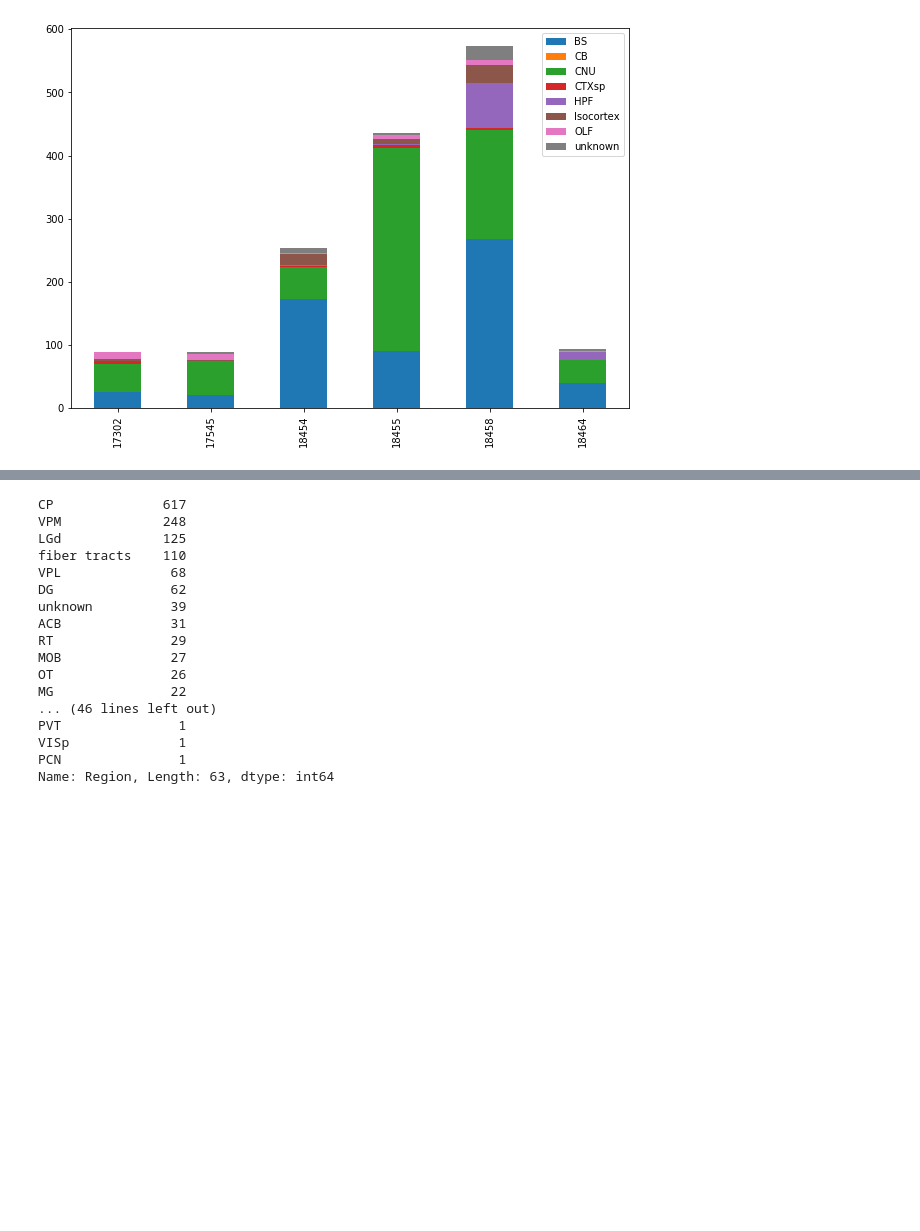
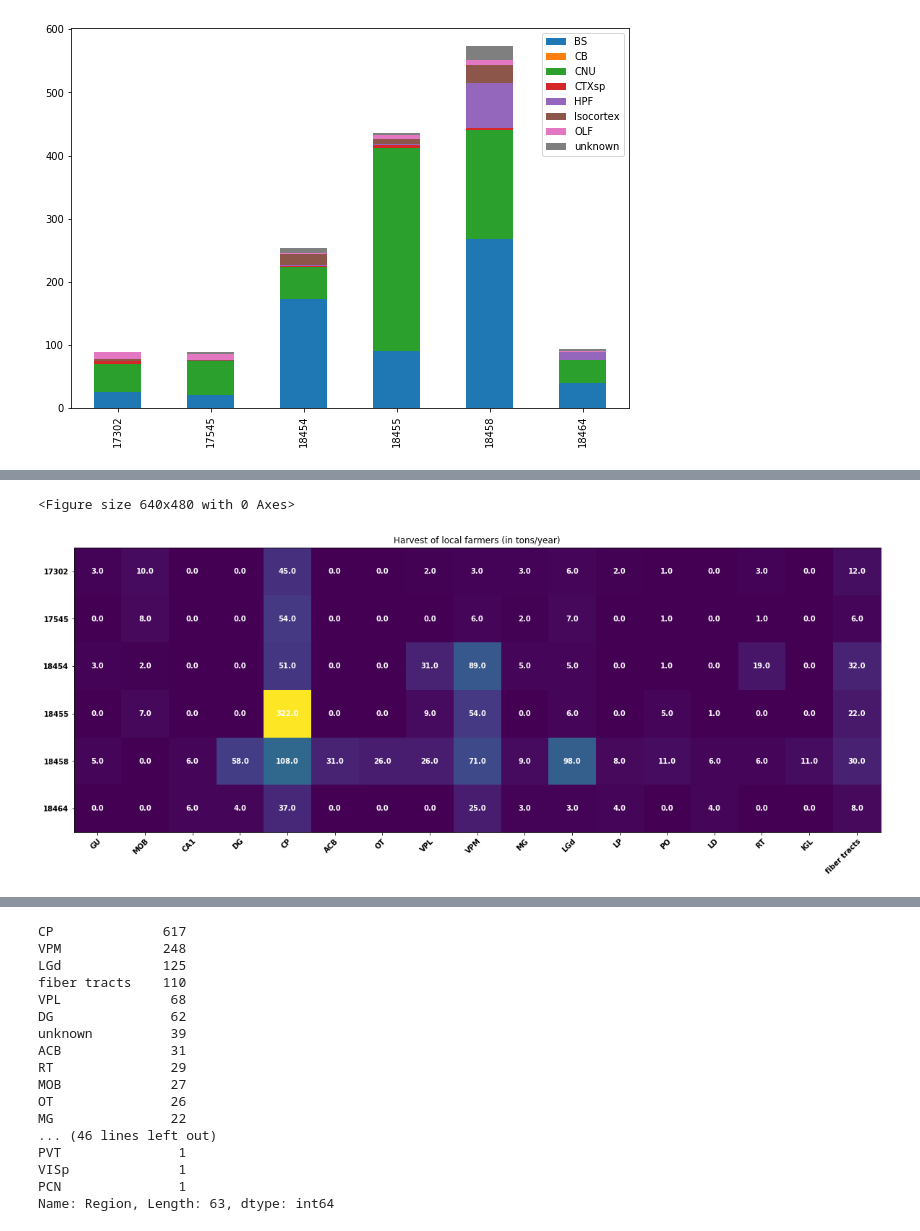
Before and after one commit to zijun-zhao/NMTcode, a Jupyter notebook: Code/Analyze_SD.ipynb, the cells around one changed output, grey strips where cells are left out. Drawn from its saved outputs; the diff is of its cells as text; code cells hidden in the pictures; blank space fills up the shorter version.

```diff
--- a/Code/Analyze_SD.ipynb
+++ b/Code/Analyze_SD.ipynb
@@ -194,0 +147,19 @@ SyntaxError: unexpected EOF while parsing (<ipython-input-49-790ad959dd67>, line
+# %%
+abbrL = []
+for i in nmt.bs.selected_regions:
+    abbrL.append(nmt.bs.id_to_name(i))
+# %%
+import matplotlib.pyplot as plt
+import seaborn as sns
+regionDF  = pd.DataFrame(columns = abbrL)
+for iter_b in data_ALL['brain'].unique():
+    tempDF = data_ALL[data_ALL['brain'] == iter_b]
+    for iter_idx in regionDF.columns:
+        if iter_idx in list(tempDF.Region.unique()):
+            regionDF.loc[iter_b,iter_idx] = list(tempDF['Region']).count(iter_idx)
+        else:
+            regionDF.loc[iter_b,iter_idx] = 0
+for colname, sumR in zip(regionDF.columns,list(regionDF.sum())):
+    if sumR < regionDF.sum().sort_values()[-15]:
+        #print(sumR)
+        regionDF.drop(colname, axis=1,inplace = True)
@@ -194,0 +170,34 @@ SyntaxError: unexpected EOF while parsing (<ipython-input-49-790ad959dd67>, line
+# %%
+from matplotlib.pyplot import figure
+import matplotlib
+figure(num=None, figsize=(8, 6), dpi=80, facecolor='w', edgecolor='k')
+font = {'size'   : 10}
+
+matplotlib.rc('font', **font)
+fig, ax = plt.subplots(figsize=(20, 20))
+
+im = ax.imshow(regionDF)
+
+# We want to show all ticks...
+ax.set_xticks(np.arange(len(regionDF.columns)))
+ax.set_yticks(np.arange(len(regionDF.index)))
+# ... and label them with the respective list entries
+ax.set_xticklabels(regionDF.columns)
+ax.set_yticklabels(regionDF.index)
+
+# Rotate the tick labels and set their alignment.
+plt.setp(ax.get_xticklabels(), rotation=45, ha="right",
+         rotation_mode="anchor")
+
+# Loop over data dimensions and create text annotations.
+for i in range(len(regionDF.index)):
+    for j in range(len(regionDF.columns)):
+        text = ax.text(j, i, regionDF.values[i, j],
+                       ha="center", va="center", color="w")
+
+ax.set_title("Harvest of local farmers (in tons/year)")
+#fig.tight_layout()
+plt.show()
+# %% [output]
+<Figure size 640x480 with 0 Axes>
+[figure, added]
```
Also changed, not shown: parts of 17 cells of this notebook.
